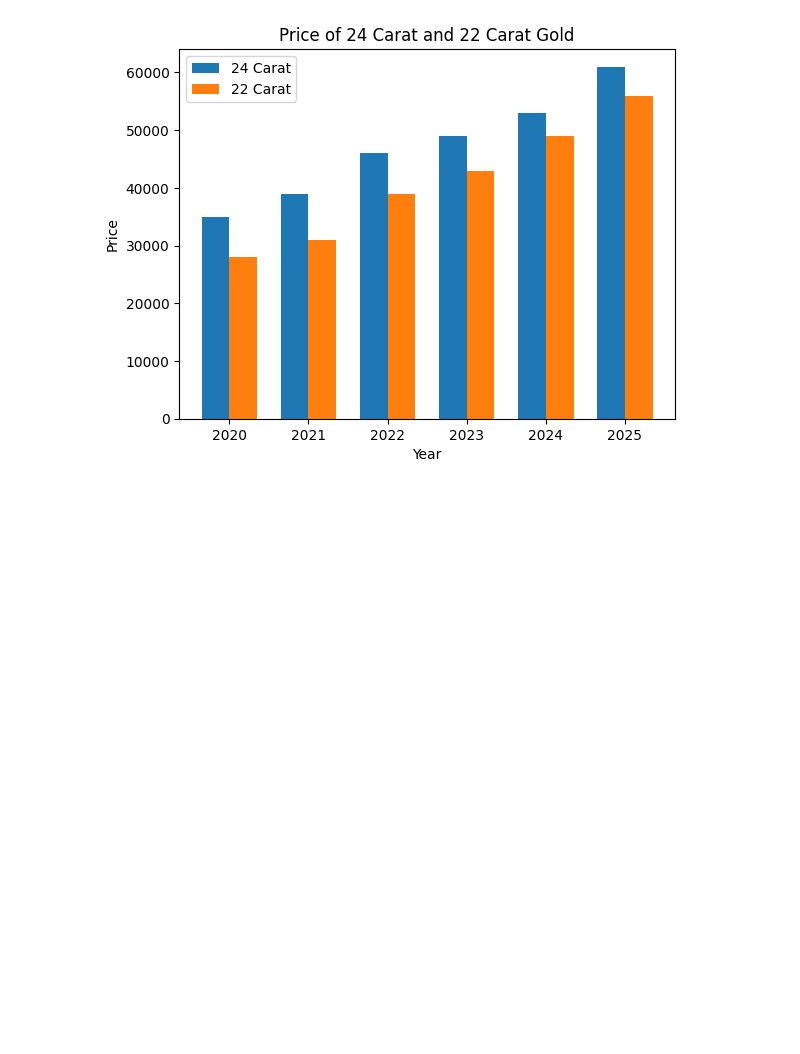
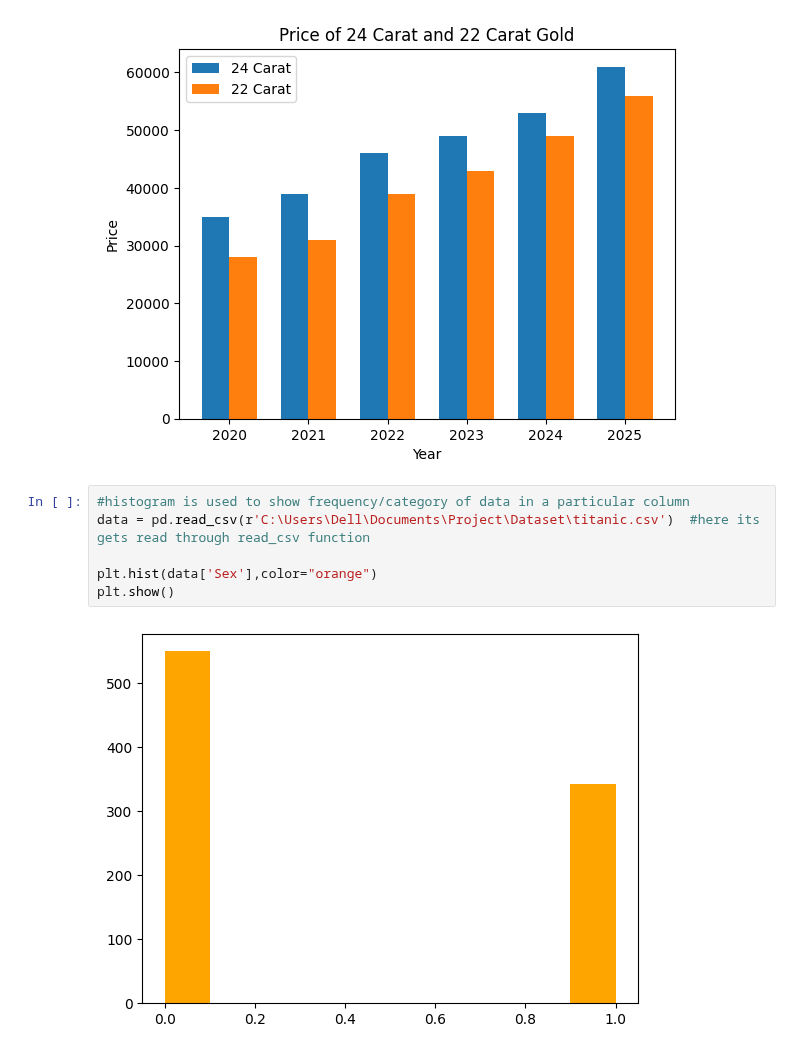
Before and after one commit to Wasiqmanzoor90/Data-Science, a Jupyter notebook: B2/Analytics/Matplotlib/index.ipynb, the cells around one changed output. Saved outputs shown, nothing was run; the diff lists cells and outputs as text; blank space fills up the shorter version.

```diff
--- a/B2/Analytics/Matplotlib/index.ipynb
+++ b/B2/Analytics/Matplotlib/index.ipynb
@@ -135,3 +135,11 @@ plt.xticks(x,years)
 plt.show()
 # %% [output]
 [figure]
+# %%
+#histogram is used to show frequency/category of data in a particular column
+data = pd.read_csv(r'C:\Users\Dell\Documents\Project\Dataset\titanic.csv')  #here its gets read through read_csv function
+
+plt.hist(data['Sex'],color="orange")
+plt.show()
+# %% [output]
+[figure, added]
```
Also changed, not shown: parts of 1 cell of this notebook, 5 other files.
